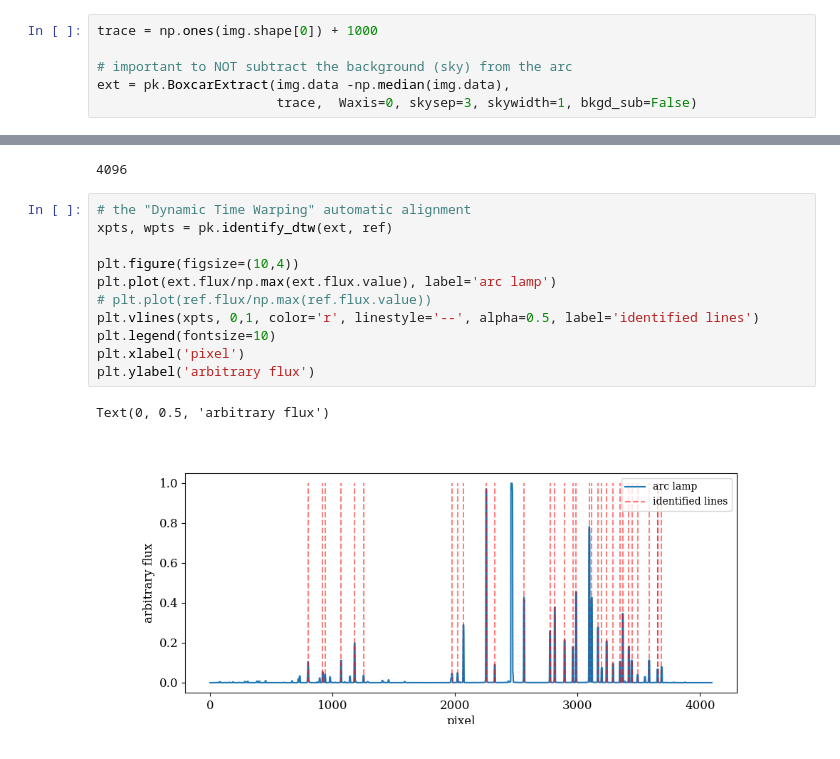
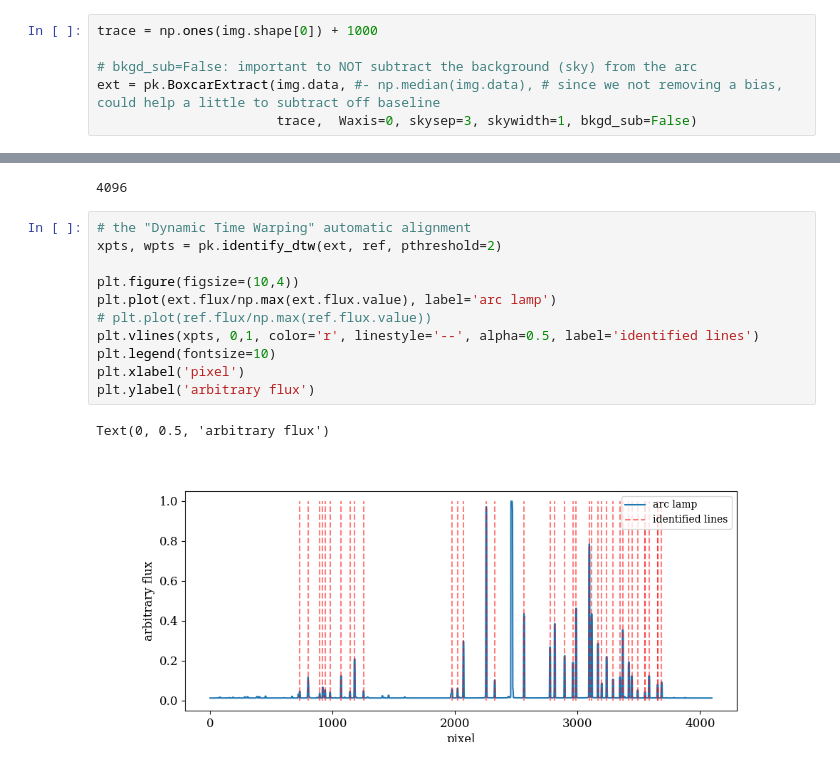
Before and after one commit to jradavenport/dtw_identify, a Jupyter notebook: dtw-tutorial.ipynb, the cells around one changed output, grey strips where cells are left out. Drawn from its saved outputs; the diff is of its cells as text.

```diff
--- a/dtw-tutorial.ipynb
+++ b/dtw-tutorial.ipynb
@@ -50,8 +26,8 @@ QUARTZ  = 'off     '
 # %%
 trace = np.ones(img.shape[0]) + 1000
 
-# important to NOT subtract the background (sky) from the arc
-ext = pk.BoxcarExtract(img.data -np.median(img.data),
+# bkgd_sub=False: important to NOT subtract the background (sky) from the arc
+ext = pk.BoxcarExtract(img.data, #- np.median(img.data), # since we not removing a bias, could help a little to subtract off baseline
                        trace,  Waxis=0, skysep=3, skywidth=1, bkgd_sub=False)
 # %%
 # the available templates within pykosmos currently
@@ -86,18 +62,18 @@ print(len(ref.flux.value))
 4096
 # %%
 # the "Dynamic Time Warping" automatic alignment
-xpts, wpts = pk.identify_dtw(ext, ref)
+xpts, wpts = pk.identify_dtw(ext, ref, pthreshold=2)
 
 plt.figure(figsize=(10,4))
 plt.plot(ext.flux/np.max(ext.flux.value), label='arc lamp')
 # plt.plot(ref.flux/np.max(ref.flux.value))
 plt.vlines(xpts, 0,1, color='r', linestyle='--', alpha=0.5, label='identified lines')
 plt.legend(fontsize=10)
 plt.xlabel('pixel')
 plt.ylabel('arbitrary flux')
 # %% [output]
 Text(0, 0.5, 'arbitrary flux')
-[figure, old version]
+[figure, new version]
 # %%
 # now fit the wavelength solution for these (xpts,wpts) with a spline, and apply the wavelength solution to the arc
 arc_fit = pk.fit_wavelength(ext, xpts, wpts, mode='spline')
```
Also changed, not shown: parts of 4 cells of this notebook.
